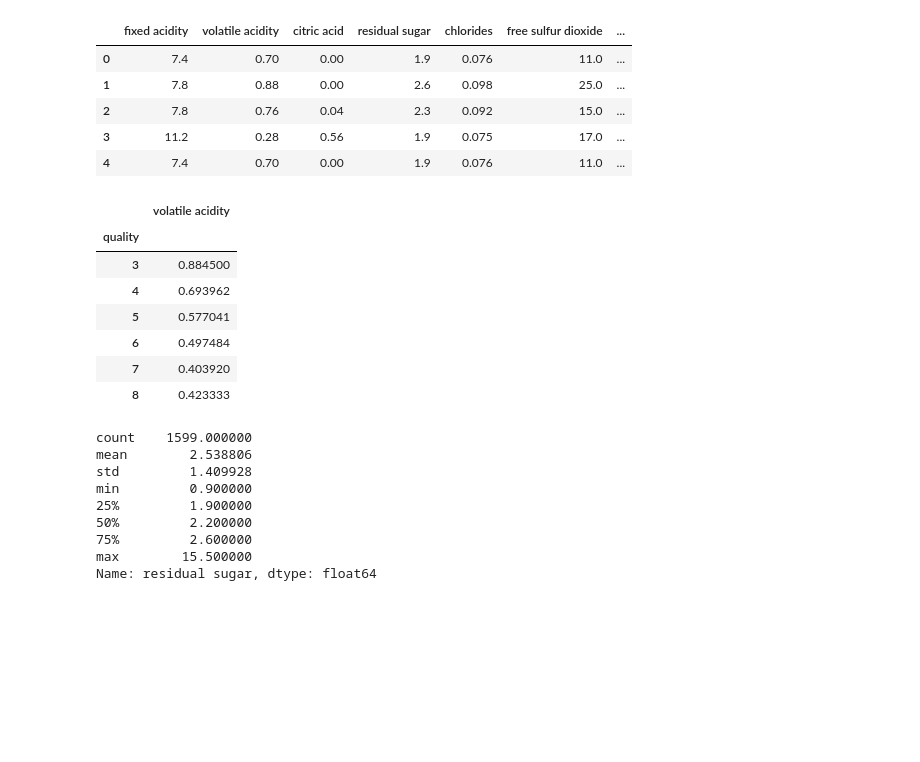
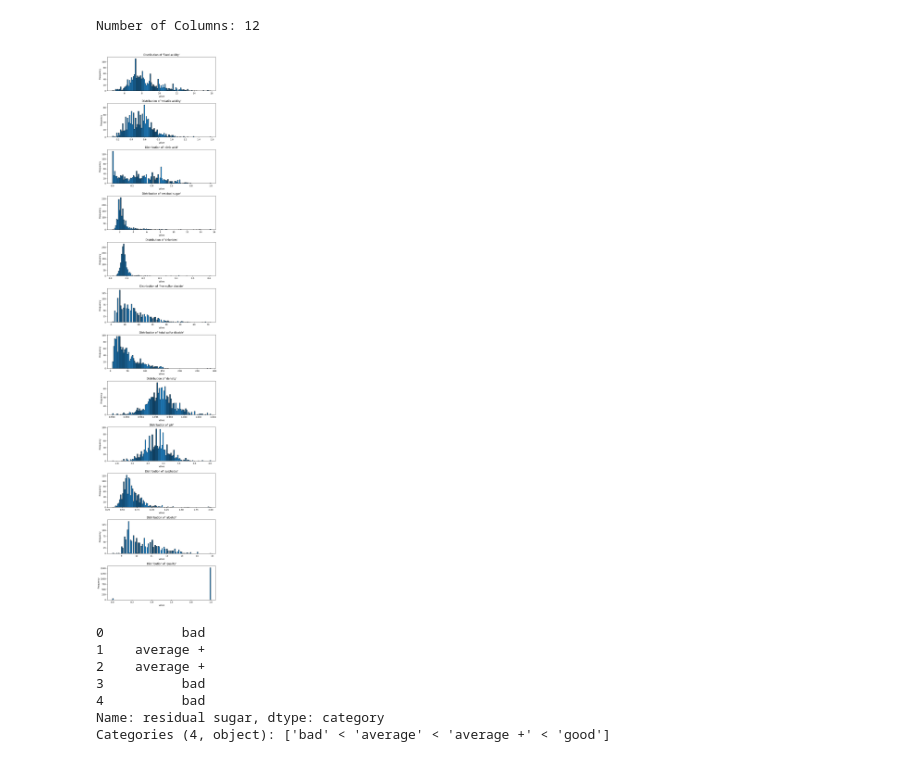
Before and after one commit to fbarulli/MLE_work, a Jupyter notebook: sprint4/121.ipynb, the cells around one changed output. Saved outputs shown, nothing was run; the diff lists cells and outputs as text; code cells hidden in the pictures; blank space fills up the shorter version.

```diff
--- a/sprint4/121.ipynb
+++ b/sprint4/121.ipynb
@@ -13,36 +33,37 @@ import statsmodels.api as sm
-# %%
-url = "https://archive.ics.uci.edu/ml/machine-learning-databases/wine-quality/winequality-red.csv"
-df = pd.read_csv(url, sep=";")
-df.head()
-# %% [output]
-|  | fixed acidity | volatile acidity | citric acid | residual sugar | chlorides | free sulfur dioxide | ... |
-| 0 | 7.4 | 0.70 | 0.00 | 1.9 | 0.076 | 11.0 | ... |
-| 1 | 7.8 | 0.88 | 0.00 | 2.6 | 0.098 | 25.0 | ... |
-| 2 | 7.8 | 0.76 | 0.04 | 2.3 | 0.092 | 15.0 | ... |
-| 3 | 11.2 | 0.28 | 0.56 | 1.9 | 0.075 | 17.0 | ... |
-| 4 | 7.4 | 0.70 | 0.00 | 1.9 | 0.076 | 11.0 | ... |
-# %%
-df = df.dropna()
-df[['volatile acidity', 'quality']].groupby('quality').mean()
-# %% [output]
-|  | volatile acidity |
-| quality |  |
-| 3 | 0.884500 |
-| 4 | 0.693962 |
-| 5 | 0.577041 |
-| 6 | 0.497484 |
-| 7 | 0.403920 |
-| 8 | 0.423333 |
+# %%
+num_columns = len(df.columns)
+print(f"Number of Columns: {num_columns}")
+
+# **Create a figure with multiple subplots**
+fig, axs = plt.subplots(nrows=num_columns, ncols=1, figsize=(8, 3*num_columns))
+
+# **Loop through each column and plot its distribution**
+for i, col in enumerate(df.columns):
+    axs[i].hist(df[col], bins=100, edgecolor='black')
+    axs[i].set_title(f"Distribution of '{col}'")
+    axs[i].set_xlabel('Value')
+    axs[i].set_ylabel('Frequency')
+
+# **Layout so plots do not overlap**
+fig.tight_layout()
+
+# **Display the plot**
+plt.show()
+# %% [output]
+Number of Columns: 12
+[figure, added]
 # %%
-bins = [0, 1.9, 2.2, 2.6, 15.5]
-pd.cut(df['residual sugar'], bins=bins).value_counts()
+test_gre = pd.cut(x = df['residual sugar'],
+                  bins = [0, 1.9, 2.2, 2.6, 15.5],
+                  labels = ['bad', 'average', 'average +', 'good'])
+
+pd.crosstab(df['quality'], test_gre)
+print(test_gre.head())
 # %% [output]
-count    1599.000000
-mean        2.538806
-std         1.409928
-min         0.900000
-25%         1.900000
-50%         2.200000
-75%         2.600000
-max        15.500000
-Name: residual sugar, dtype: float64
+0          bad
+1    average +
+2    average +
+3          bad
+4          bad
+Name: residual sugar, dtype: category
+Categories (4, object): ['bad' < 'average' < 'average +' < 'good']
```
Also changed, not shown: parts of 23 cells of this notebook, 8 other files.
